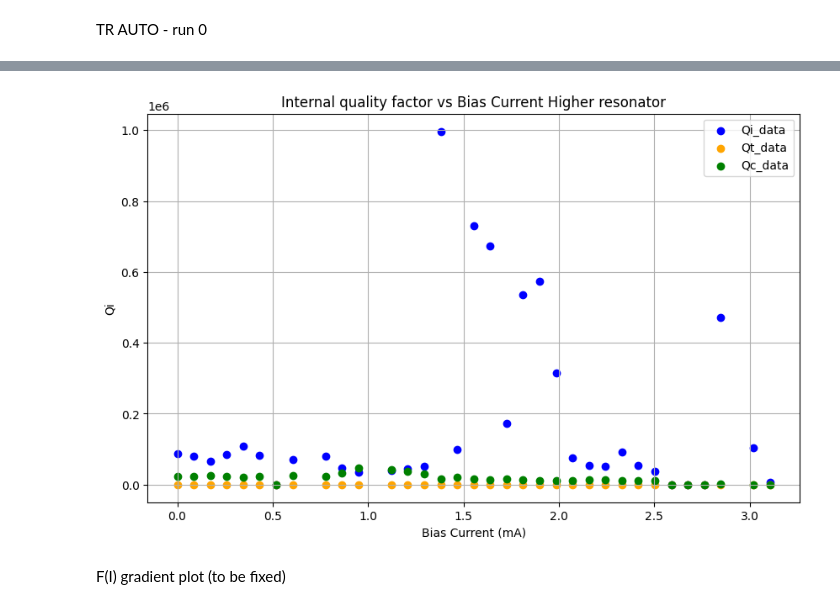
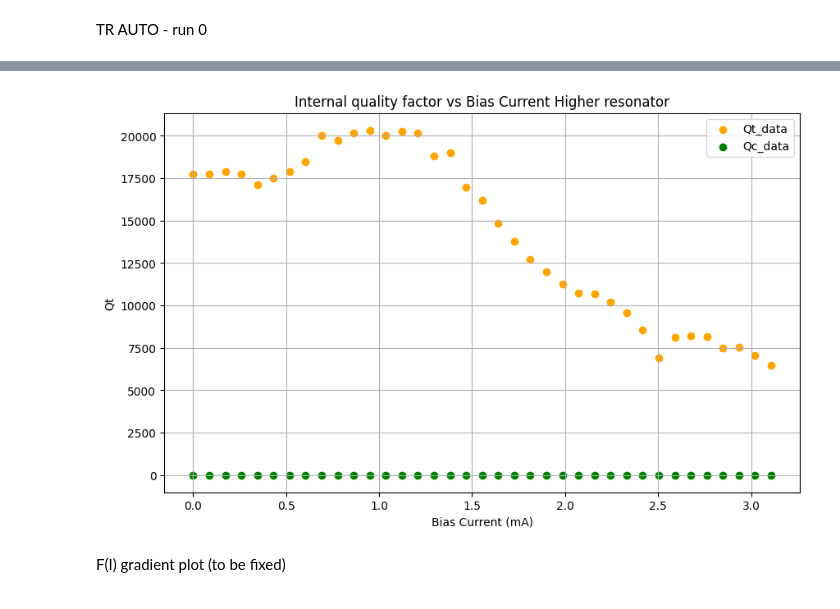
Before and after one commit to biqute/QTLab2425, a Jupyter notebook: IRdetection/Analysis/TRauto_charachterization.ipynb, the cells around one changed output, grey strips where cells are left out. Drawn from its saved outputs; the diff is of its cells as text; code cells hidden in the pictures.

```diff
--- a/IRdetection/Analysis/TRauto_charachterization.ipynb
+++ b/IRdetection/Analysis/TRauto_charachterization.ipynb
@@ -92,11 +90,13 @@ for i, (bias_current, peak_data) in enumerate(peak_data_dict.items()):
     peak_data = np.array([f, amp_dBm]).T
 
     # try to fit
-    model = md.resonance_model
+    model = md.resonance_model_test
 
 
-    def Loss(x, y, yerr, model, names):
+    def Loss(*params):
         """Loss function for the resonance model."""
+        print(f"Fitting parameters: {params[0]}")
+        x, y, yerr, model, names = params
         f0, phi, Qt, Qc, A, B, C, D, K, fmin = [x[names.index(name)] for name in names]
         model_values = model(f0=f0, phi=phi, Qt=Qt, Qc=Qc, A=A, B=B, C=C, D=D, K=K, fmin=fmin)
         ls = np.sum((x - model_values) ** 2)
@@ -107,7 +107,7 @@ for i, (bias_current, peak_data) in enumerate(peak_data_dict.items()):
     fitter = Fitter(model_function=model,
                         param_names=["f0", "phi", "Qc", "Qt", "A", "B", "C", "D", "K", "fmin"],
                         data=peak_data,
-                        loss_function=LeastSquares
+                        loss_manager=LeastSquares,
                     )
 
     searcher = ResonancePeakSearcher(version="T")
@@ -238,20 +346,20 @@ ValueError: setting an array element with a sequence. The requested array has an
 # %%
-Qt = np.array(Qt)
-Qc = Qt/np.array(Qc)  # Assuming Qc is calculated as Qt / Qc
-Qt = (Qt + Qc)/(Qt*Qc)  # Assuming Qt is the sum of Qt and Qc
+Qt0 = np.array(Qt)
+Qc0 = Qt0/np.array(Qc)  # Assuming Qc is calculated as Qt / Qc
+Qt1 = (Qt0 + Qc0)/(Qt0*Qc0)  # Assuming Qt is the sum of Qt and Qc
 
 plt.figure(figsize=(10, 6))
-plt.scatter(bias_currents, Qt, label='Qt_data', color='blue')
-plt.scatter(bias_currents, np.array(Qt), label='Qt_data', color='orange')
-plt.scatter(bias_currents, np.array(Qc), label='Qc_data', color='green')
+# plt.scatter(bias_currents, Qt1, label='Qt_data', color='blue')
+plt.scatter(bias_currents, np.array(Qt0), label='Qt_data', color='orange')
+plt.scatter(bias_currents, np.array(Qc0), label='Qc_data', color='green')
 plt.xlabel('Bias Current (mA)')
 plt.ylabel('Qt')
 plt.title('Internal quality factor vs Bias Current Higher resonator')
 plt.legend()
 plt.grid()
 plt.show()
 # %% [output]
-[figure, old version]
+[figure, new version]
 # %% [markdown]
 F(I) gradient plot (to be fixed)
 # %%
```
Also changed, not shown: parts of 8 cells of this notebook, 46 other files.
